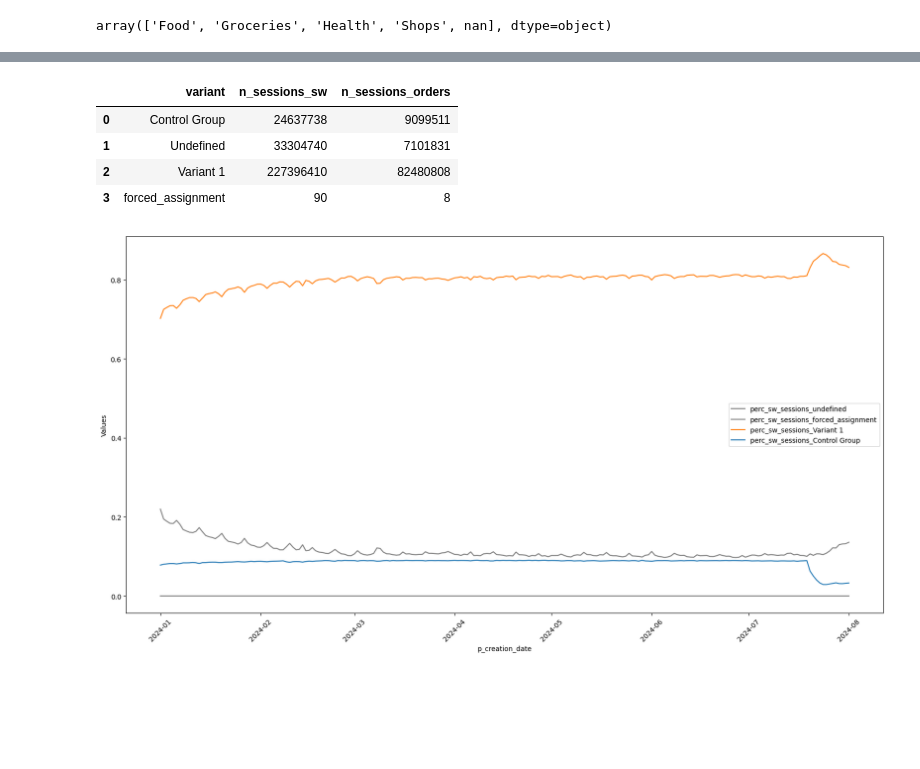
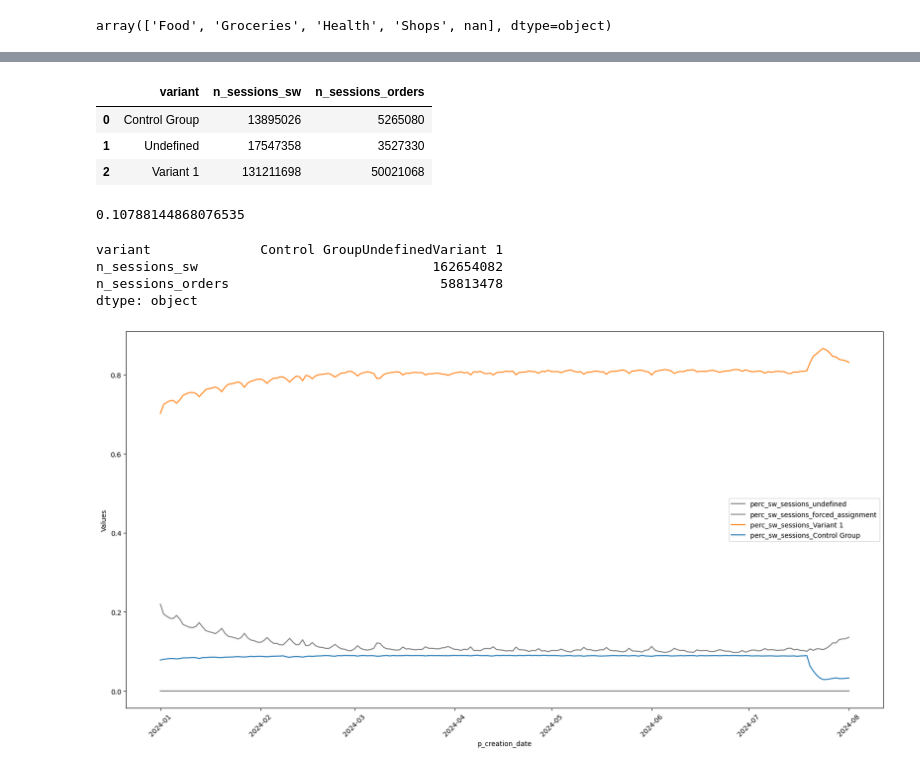
Before and after one commit to JordiCremades4444/central-node, a Jupyter notebook: notebooks/989_2024_7_nsw_osw_cvr/nsw_osw_confluence.ipynb, the cells around one changed output, grey strips where cells are left out. Drawn from its saved outputs; the diff is of its cells as text; code cells hidden in the pictures; blank space fills up the shorter version.

```diff
--- a/notebooks/989_2024_7_nsw_osw_cvr/nsw_osw_confluence.ipynb
+++ b/notebooks/989_2024_7_nsw_osw_cvr/nsw_osw_confluence.ipynb
@@ -297,17 +351,37 @@ dtype: object
 # %%
 tmp = df.copy()
 tmp = tmp.drop(columns=['category'])
+
+START_DATE = "'2024-04-01'"
+END_DATE = "'2024-08-01'"
+
+tmp['p_creation_date'] = pd.to_datetime(tmp['p_creation_date'])
+
+cond1 = tmp['p_creation_date'] >= pd.to_datetime(START_DATE)
+cond2 = tmp['p_creation_date'] <= pd.to_datetime(END_DATE)
+
+tmp = tmp[cond1 & cond2]
 
 tmp['variant'] = tmp['variant'].fillna('Undefined')
 
 tmp_grouped = tmp.groupby(['variant'])[['n_sessions_sw','n_sessions_orders']].sum().reset_index()
 tmp_grouped
 # %% [output]
 |  | variant | n_sessions_sw | n_sessions_orders |
-| 0 | Control Group | 24637738 | 9099511 |
-| 1 | Undefined | 33304740 | 7101831 |
-| 2 | Variant 1 | 227396410 | 82480808 |
-| 3 | forced_assignment | 90 | 8 |
+| 0 | Control Group | 13895026 | 5265080 |
+| 1 | Undefined | 17547358 | 3527330 |
+| 2 | Variant 1 | 131211698 | 50021068 |
+# %%
+17547358/162654082
+# %% [output]
+0.10788144868076535
+# %%
+tmp_grouped.sum()
+# %% [output]
+variant              Control GroupUndefinedVariant 1
+n_sessions_sw                              162654082
+n_sessions_orders                           58813478
+dtype: object
 # %%
 tmp = df.copy()
 
```
Also changed, not shown: parts of 9 cells of this notebook.
